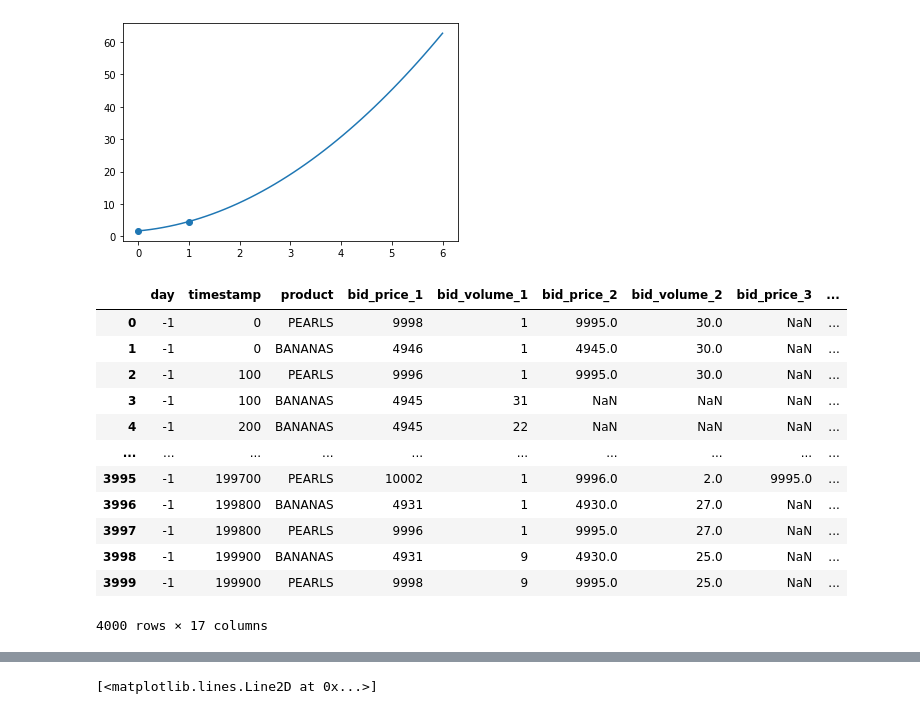
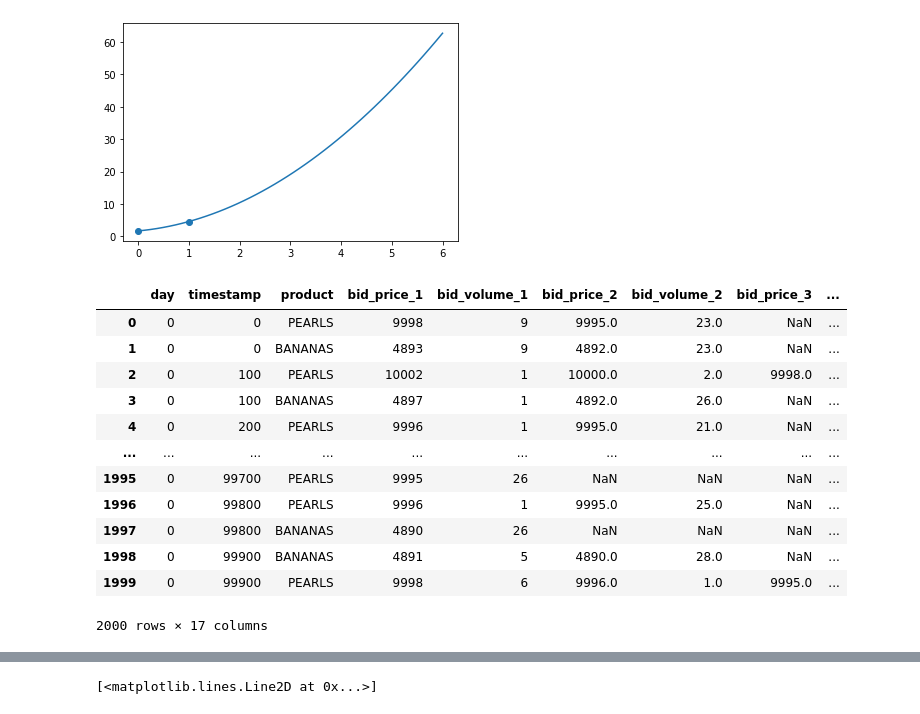
Before and after one commit to MichalOkon/imc_prosperity, a Jupyter notebook: testing.ipynb, the cells around one changed output, grey strips where cells are left out. Saved outputs shown, nothing was run; the diff lists cells and outputs as text; code cells hidden in the pictures.

```diff
--- a/testing.ipynb
+++ b/testing.ipynb
@@ -37,22 +37,22 @@ plt.plot(xs, ys)
 [<matplotlib.lines.Line2D at 0x...>]
 [figure]
 # %%
-data = pd.read_csv('data12.csv', delimiter=';')
+data = pd.read_csv('csvs/data_new.csv', delimiter=';')
 data
 # %% [output]
 |  | day | timestamp | product | bid_price_1 | bid_volume_1 | bid_price_2 | bid_volume_2 | bid_price_3 | ... |
-| 0 | -1 | 0 | PEARLS | 9998 | 1 | 9995.0 | 30.0 | NaN | ... |
-| 1 | -1 | 0 | BANANAS | 4946 | 1 | 4945.0 | 30.0 | NaN | ... |
-| 2 | -1 | 100 | PEARLS | 9996 | 1 | 9995.0 | 30.0 | NaN | ... |
-| 3 | -1 | 100 | BANANAS | 4945 | 31 | NaN | NaN | NaN | ... |
-| 4 | -1 | 200 | BANANAS | 4945 | 22 | NaN | NaN | NaN | ... |
+| 0 | 0 | 0 | PEARLS | 9998 | 9 | 9995.0 | 23.0 | NaN | ... |
+| 1 | 0 | 0 | BANANAS | 4893 | 9 | 4892.0 | 23.0 | NaN | ... |
+| 2 | 0 | 100 | PEARLS | 10002 | 1 | 10000.0 | 2.0 | 9998.0 | ... |
+| 3 | 0 | 100 | BANANAS | 4897 | 1 | 4892.0 | 26.0 | NaN | ... |
+| 4 | 0 | 200 | PEARLS | 9996 | 1 | 9995.0 | 21.0 | NaN | ... |
 | ... | ... | ... | ... | ... | ... | ... | ... | ... | ... |
-| 3995 | -1 | 199700 | PEARLS | 10002 | 1 | 9996.0 | 2.0 | 9995.0 | ... |
-| 3996 | -1 | 199800 | BANANAS | 4931 | 1 | 4930.0 | 27.0 | NaN | ... |
-| 3997 | -1 | 199800 | PEARLS | 9996 | 1 | 9995.0 | 27.0 | NaN | ... |
-| 3998 | -1 | 199900 | BANANAS | 4931 | 9 | 4930.0 | 25.0 | NaN | ... |
-| 3999 | -1 | 199900 | PEARLS | 9998 | 9 | 9995.0 | 25.0 | NaN | ... |
+| 1995 | 0 | 99700 | PEARLS | 9995 | 26 | NaN | NaN | NaN | ... |
+| 1996 | 0 | 99800 | PEARLS | 9996 | 1 | 9995.0 | 25.0 | NaN | ... |
+| 1997 | 0 | 99800 | BANANAS | 4890 | 26 | NaN | NaN | NaN | ... |
+| 1998 | 0 | 99900 | BANANAS | 4891 | 5 | 4890.0 | 28.0 | NaN | ... |
+| 1999 | 0 | 99900 | PEARLS | 9998 | 6 | 9996.0 | 1.0 | 9995.0 | ... |
-4000 rows × 17 columns
+2000 rows × 17 columns
 # %%
 prs = data[data['product']=='PEARLS'].reset_index()
 bnn = data[data['product']=='BANANAS'].reset_index()
```
Also changed, not shown: parts of 24 cells of this notebook.
